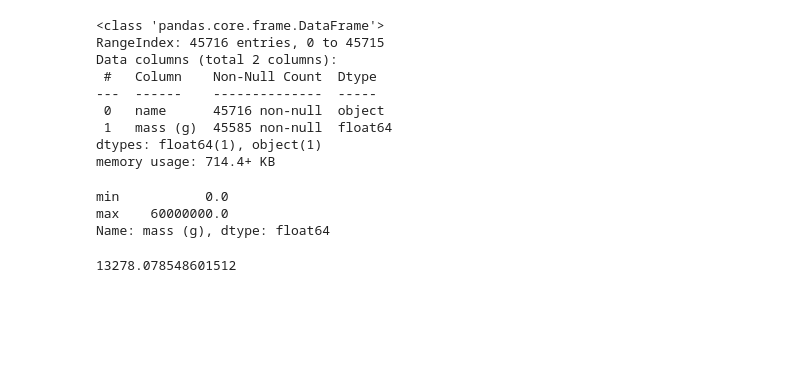
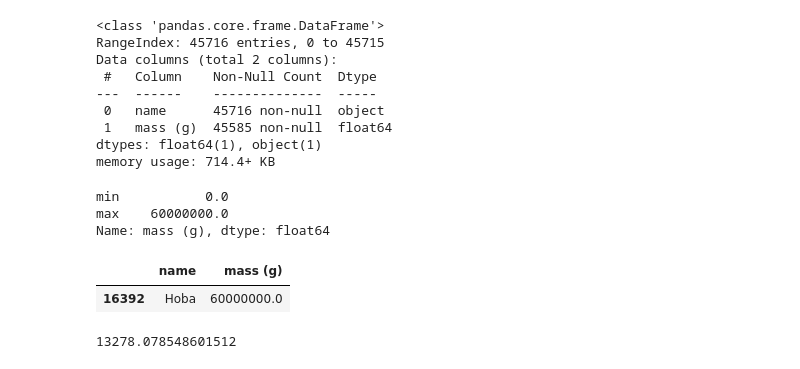
Before and after one commit to wileymartin/test-capstone, a Jupyter notebook: Repo/Meteor.ipynb, the cells around one changed output. Saved outputs shown, nothing was run; the diff lists cells and outputs as text; code cells hidden in the pictures; blank space fills up the shorter version.

```diff
--- a/Repo/Meteor.ipynb
+++ b/Repo/Meteor.ipynb
@@ -135,3 +155,9 @@ Mass_df['mass (g)'].agg(['min', 'max'])
 min           0.0
 max    60000000.0
 Name: mass (g), dtype: float64
+# %%
+result = Mass_df.loc[Mass_df['mass (g)'] == 60000000.0]
+result
+# %% [output]
+|  | name | mass (g) |
+| 16392 | Hoba | 60000000.0 |
```
Also changed, not shown: parts of 15 cells of this notebook, 1 other file.
